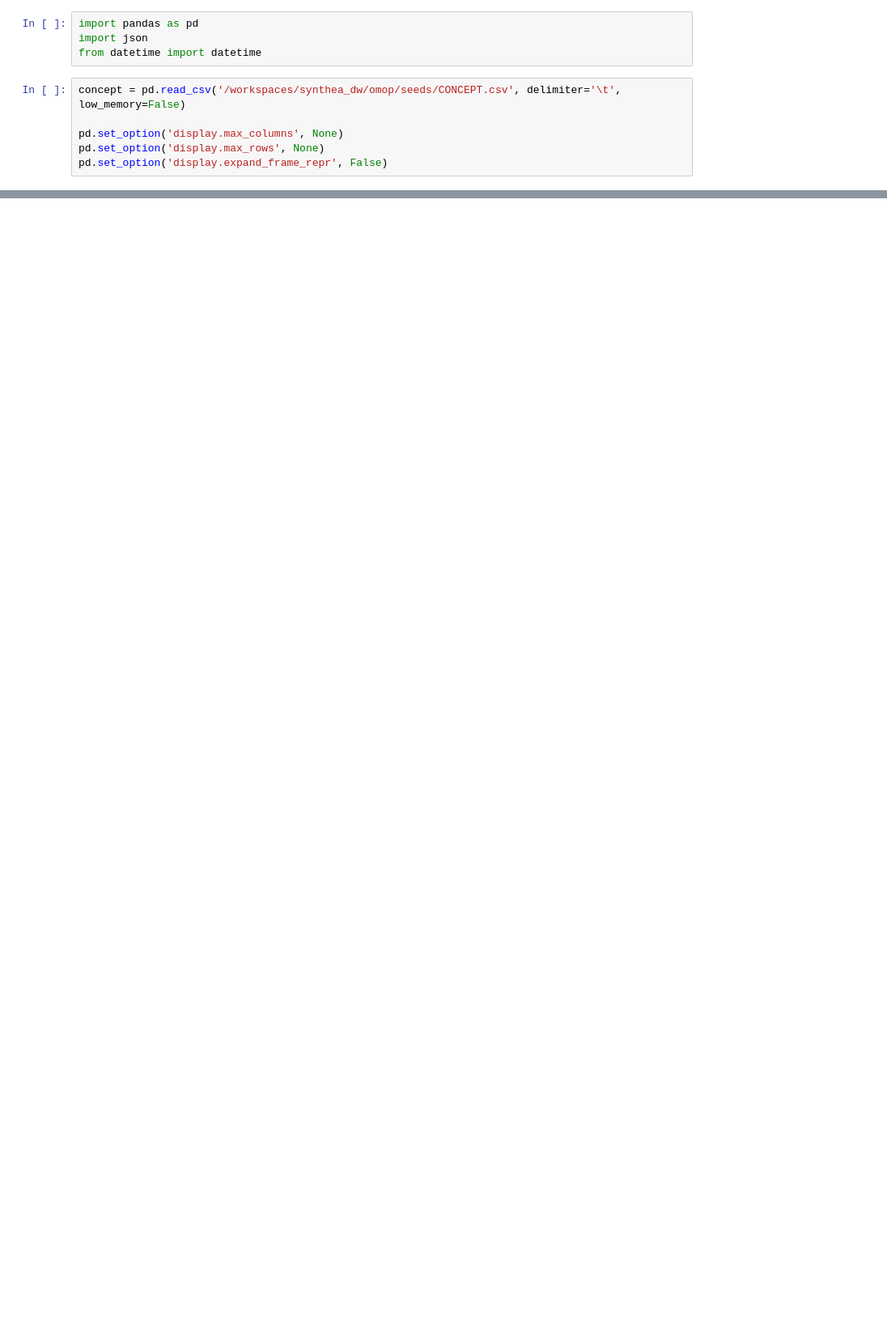
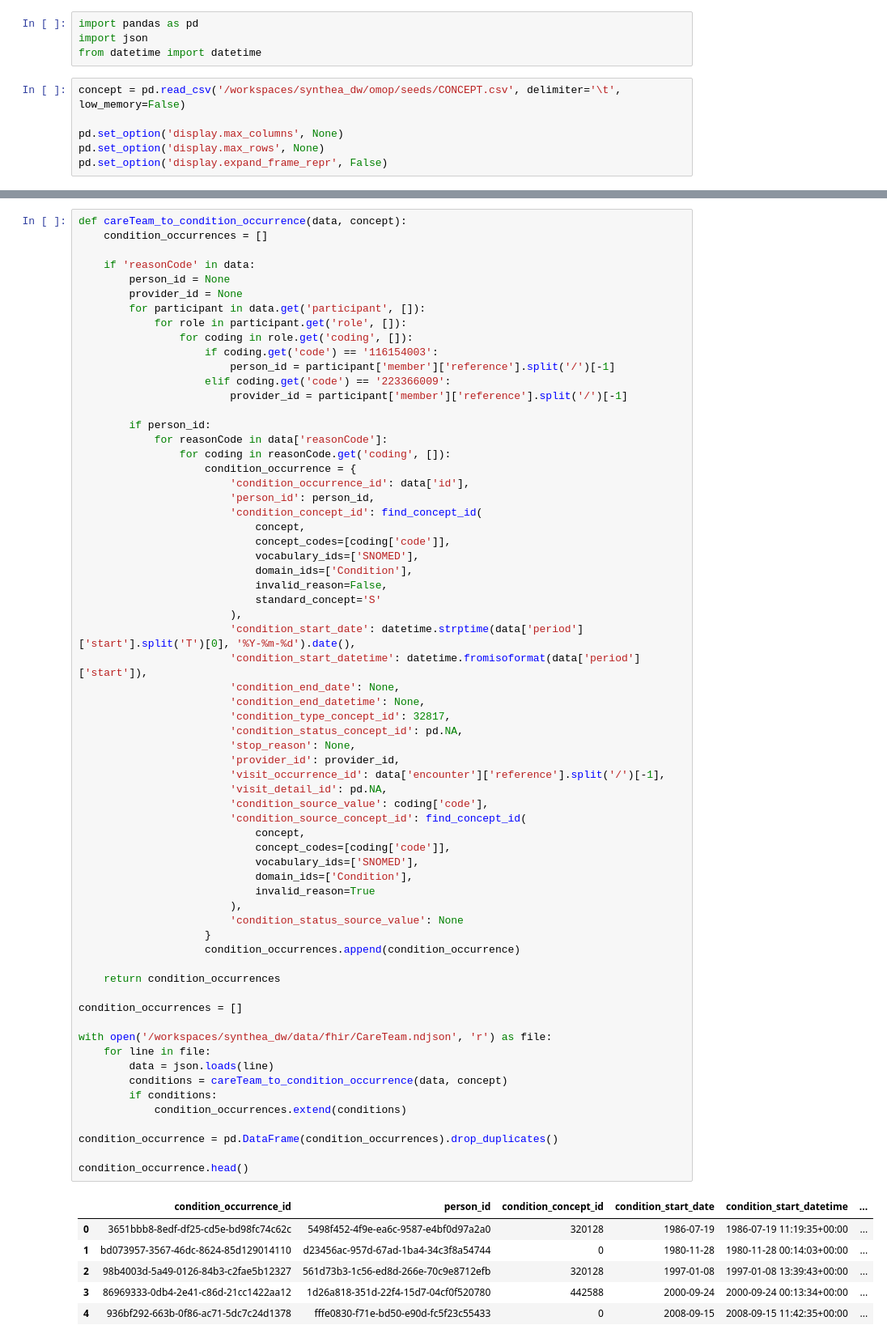
Before and after one commit to saywurdson/synthea_dw, a Jupyter notebook: omop.ipynb, the cells around one changed output, grey strips where cells are left out. Shown: that part at 81% size. Cells and saved outputs as stored; diff of their text form; blank space fills up the shorter version.

```diff
--- a/omop.ipynb
+++ b/omop.ipynb
@@ -39,0 +169,72 @@ def find_concept_id(
+# %%
+def careTeam_to_condition_occurrence(data, concept):
+    condition_occurrences = []
+
+    if 'reasonCode' in data:
+        person_id = None
+        provider_id = None
+        for participant in data.get('participant', []):
+            for role in participant.get('role', []):
+                for coding in role.get('coding', []):
+                    if coding.get('code') == '116154003':
+                        person_id = participant['member']['reference'].split('/')[-1]
+                    elif coding.get('code') == '223366009':
+                        provider_id = participant['member']['reference'].split('/')[-1]
+
+        if person_id:
+            for reasonCode in data['reasonCode']:
+                for coding in reasonCode.get('coding', []):
+                    condition_occurrence = {
+                        'condition_occurrence_id': data['id'],
+                        'person_id': person_id,
+                        'condition_concept_id': find_concept_id(
+                            concept,
+                            concept_codes=[coding['code']],
+                            vocabulary_ids=['SNOMED'],
+                            domain_ids=['Condition'],
+                            invalid_reason=False,
+                            standard_concept='S'
+                        ),
+                        'condition_start_date': datetime.strptime(data['period']['start'].split('T')[0], '%Y-%m-%d').date(),
+                        'condition_start_datetime': datetime.fromisoformat(data['period']['start']),
+                        'condition_end_date': None,
+                        'condition_end_datetime': None,
+                        'condition_type_concept_id': 32817,
+                        'condition_status_concept_id': pd.NA,
+                        'stop_reason': None,
+                        'provider_id': provider_id,
+                        'visit_occurrence_id': data['encounter']['reference'].split('/')[-1],
+                        'visit_detail_id': pd.NA,
+                        'condition_source_value': coding['code'],
+                        'condition_source_concept_id': find_concept_id(
+                            concept,
+                            concept_codes=[coding['code']],
+                            vocabulary_ids=['SNOMED'],
+                            domain_ids=['Condition'],
+                            invalid_reason=True
+                        ),
+                        'condition_status_source_value': None
+                    }
+                    condition_occurrences.append(condition_occurrence)
+
+    return condition_occurrences
+
+condition_occurrences = []
+
+with open('/workspaces/synthea_dw/data/fhir/CareTeam.ndjson', 'r') as file:
+    for line in file:
+        data = json.loads(line)
+        conditions = careTeam_to_condition_occurrence(data, concept)
+        if conditions:
+            condition_occurrences.extend(conditions)
+
+condition_occurrence = pd.DataFrame(condition_occurrences).drop_duplicates()
+
+condition_occurrence.head()
+# %% [output]
+|  | condition_occurrence_id | person_id | condition_concept_id | condition_start_date | condition_start_datetime | ... |
+| 0 | 3651bbb8-8edf-df25-cd5e-bd98fc74c62c | 5498f452-4f9e-ea6c-9587-e4bf0d97a2a0 | 320128 | 1986-07-19 | 1986-07-19 11:19:35+00:00 | ... |
+| 1 | bd073957-3567-46dc-8624-85d129014110 | d23456ac-957d-67ad-1ba4-34c3f8a54744 | 0 | 1980-11-28 | 1980-11-28 00:14:03+00:00 | ... |
+| 2 | 98b4003d-5a49-0126-84b3-c2fae5b12327 | 561d73b3-1c56-ed8d-266e-70c9e8712efb | 320128 | 1997-01-08 | 1997-01-08 13:39:43+00:00 | ... |
+| 3 | 86969333-0db4-2e41-c86d-21cc1422aa12 | 1d26a818-351d-22f4-15d7-04cf0f520780 | 442588 | 2000-09-24 | 2000-09-24 00:13:34+00:00 | ... |
+| 4 | 936bf292-663b-0f86-ac71-5dc7c24d1378 | fffe0830-f71e-bd50-e90d-fc5f23c55433 | 0 | 2008-09-15 | 2008-09-15 11:42:35+00:00 | ... |
```
Also changed, not shown: parts of 22 cells of this notebook.
